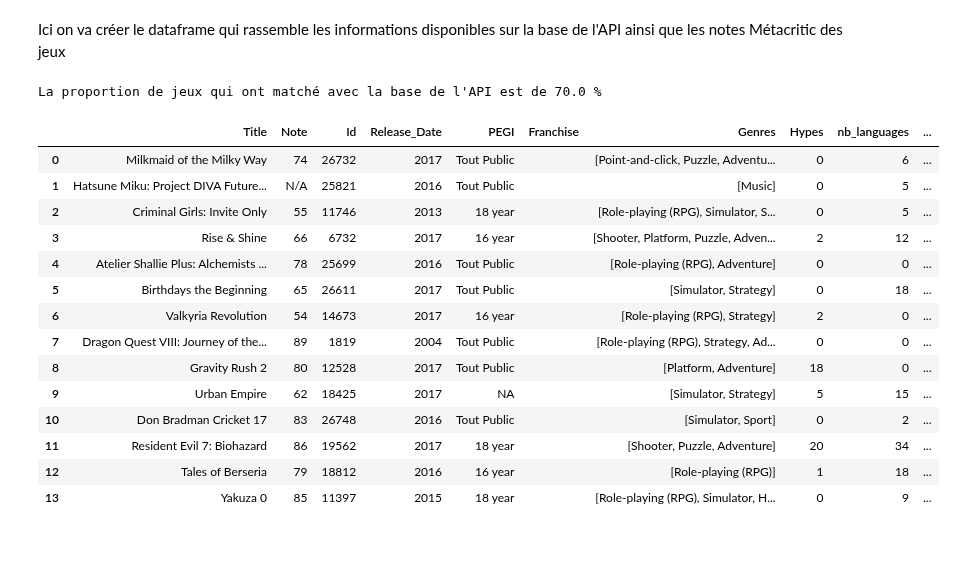
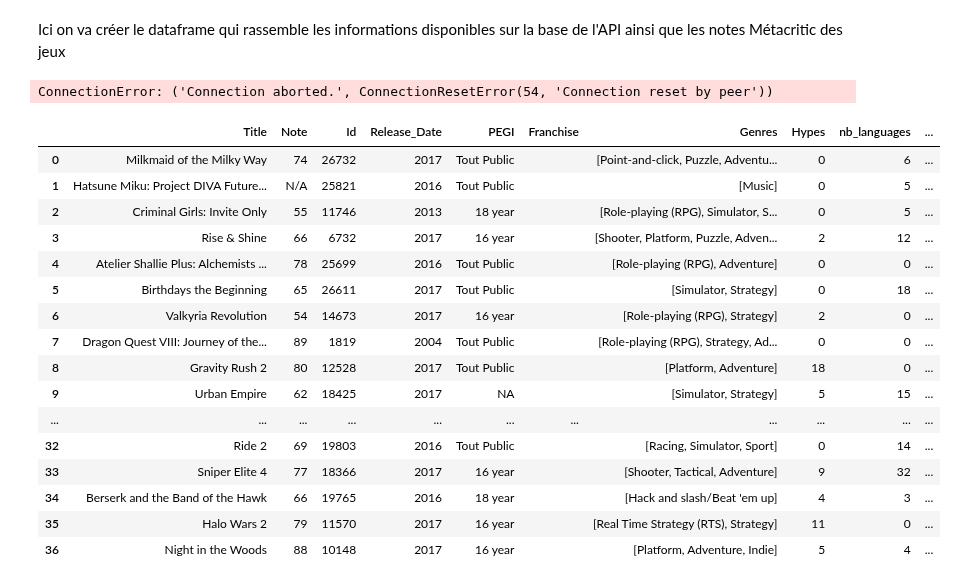
Before and after one commit to PyTomSss/PythonProjects, a Jupyter notebook: Project_Notebook.ipynb, the cells around one changed output. Saved outputs shown, nothing was run; the diff lists cells and outputs as text; code cells hidden in the pictures; blank space fills up the shorter version.

```diff
--- a/Project_Notebook.ipynb
+++ b/Project_Notebook.ipynb
@@ -345,6 +345,19 @@ def fetch_collection(id) :
     collections = collection_message.collections
 
     return(collections[0].name)
+
+
+#Requête Game_engine
+def fetch_game_engines(id) :
+    byte_array = wrapper.api_request(
+                'game_engines.pb',
+                f'fields *; where id = {id};'
+              )
+    game_engines_message = CollectionResult()
+    game_engines_message.ParseFromString(byte_array)# Fills the protobuf message object with the response
+    gameengines = game_engines_message.gameengines
+
+    return(gameengines[0].name)
 # %% [markdown]
 Ici, la fonction permet de centraliser toutes les requêtes à l'API et crée une liste de chaque caractéristique par jeu
 # %%
@@ -360,7 +373,7 @@ def game_API_Info(game_slug) :
         byte_array = wrapper.api_request(
                 'games.pb',
                 'fields first_release_date, franchise, genres, hypes, language_supports, platforms, themes, age_ratings, collection, artworks, \
-                involved_companies, multiplayer_modes, player_perspectives, similar_games, summary, storyline \
+                involved_companies, multiplayer_modes, player_perspectives, similar_games, summary, storyline, game_engines \
                 ; where slug = "'+ game_slug +'";'
               )
     except:
@@ -444,10 +457,16 @@ def game_API_Info(game_slug) :
     else :
         collec = 'Yes'
 
+    #Requête Game_Engine
+    if games[0].game_engines == [] :
+        game_engines = 'NA'
+    else :
+        game_engines = fetch_game_engines(games[0].game_engines[0].id)
+
     return([games[0].id, year, age_rating_pegi, games[0].franchise, genres_names_list, games[0].hypes, len(games[0].language_supports), \
             len(games[0].platforms), themes_names_list, collec, nb_pixels, \
             publisher, developer, multi, player_perspectives, \
-            similar_games, games[0].summary, games[0].storyline])
+            similar_games, game_engines, games[0].summary, games[0].storyline])
 # %% [markdown]
 Ici on va créer le dataframe qui rassemble les informations disponibles sur la base de l'API ainsi que les notes Métacritic des jeux
 # %%
@@ -463,33 +482,38 @@ def creation_dataframe(list) :
         vect_info_jeu = game_API_Info(slug)
         #Ici on vient filtrer les jeux qui ne sont pas répertoriés dans la base de données (vecteur d'informations = 'NA')
 
-        if len([titre] + [metascore] + vect_info_jeu) == 20 :
+        if len([titre] + [metascore] + vect_info_jeu) == 21 :
             np_df.append([titre] + [metascore] + game_API_Info(slug))
         elif vect_info_jeu == ['NA'] :
             k += 1
 
     np_DF = pd.DataFrame(np.array(np_df), columns = ['Title', 'Note', 'Id', 'Release_Date', 'PEGI', 'Franchise', 'Genres', 'Hypes', 'nb_languages', \
                                                     'nb_platforms', 'Themes', 'Collection', 'Graphismes', 'Publisher','Developer', 'Multiplayer', \
-                                                    'Perspective', 'Similar Games', 'Summary', 'Storyline'])
+                                                    'Perspective', 'Similar Games', 'Game Engine', 'Summary', 'Storyline'])
 
     print(f"La proportion de jeux qui ont matché avec la base de l'API est de {int(1000*(len(list) - k)/len(list))/10} %")
     return(np_DF)
-# %%
-creation_dataframe(Liste_VG[:20])
-# %% [output]
-La proportion de jeux qui ont matché avec la base de l'API est de 70.0 %
-|  | Title | Note | Id | Release_Date | PEGI | Franchise | Genres | Hypes | nb_languages | ... |
-| 0 | Milkmaid of the Milky Way | 74 | 26732 | 2017 | Tout Public |  | [Point-and-click, Puzzle, Adventu... | 0 | 6 | ... |
-| 1 | Hatsune Miku: Project DIVA Future... | N/A | 25821 | 2016 | Tout Public |  | [Music] | 0 | 5 | ... |
-| 2 | Criminal Girls: Invite Only | 55 | 11746 | 2013 | 18 year |  | [Role-playing (RPG), Simulator, S... | 0 | 5 | ... |
-| 3 | Rise & Shine | 66 | 6732 | 2017 | 16 year |  | [Shooter, Platform, Puzzle, Adven... | 2 | 12 | ... |
-| 4 | Atelier Shallie Plus: Alchemists ... | 78 | 25699 | 2016 | Tout Public |  | [Role-playing (RPG), Adventure] | 0 | 0 | ... |
-| 5 | Birthdays the Beginning | 65 | 26611 | 2017 | Tout Public |  | [Simulator, Strategy] | 0 | 18 | ... |
-| 6 | Valkyria Revolution | 54 | 14673 | 2017 | 16 year |  | [Role-playing (RPG), Strategy] | 2 | 0 | ... |
-| 7 | Dragon Quest VIII: Journey of the... | 89 | 1819 | 2004 | Tout Public |  | [Role-playing (RPG), Strategy, Ad... | 0 | 0 | ... |
-| 8 | Gravity Rush 2 | 80 | 12528 | 2017 | Tout Public |  | [Platform, Adventure] | 18 | 0 | ... |
-| 9 | Urban Empire | 62 | 18425 | 2017 | NA |  | [Simulator, Strategy] | 5 | 15 | ... |
-| 10 | Don Bradman Cricket 17 | 83 | 26748 | 2016 | Tout Public |  | [Simulator, Sport] | 0 | 2 | ... |
-| 11 | Resident Evil 7: Biohazard | 86 | 19562 | 2017 | 18 year |  | [Shooter, Puzzle, Adventure] | 20 | 34 | ... |
-| 12 | Tales of Berseria | 79 | 18812 | 2016 | 16 year |  | [Role-playing (RPG)] | 1 | 18 | ... |
-| 13 | Yakuza 0 | 85 | 11397 | 2015 | 18 year |  | [Role-playing (RPG), Simulator, H... | 0 | 9 | ... |
+# %%
+DF_VG = creation_dataframe(Liste_VG[:100])
+# %% [output]
+ConnectionError: ('Connection aborted.', ConnectionResetError(54, 'Connection reset by peer'))
+# %%
+DF_VG
+# %% [output]
+|  | Title | Note | Id | Release_Date | PEGI | Franchise | Genres | Hypes | nb_languages | ... |
+| 0 | Milkmaid of the Milky Way | 74 | 26732 | 2017 | Tout Public |  | [Point-and-click, Puzzle, Adventu... | 0 | 6 | ... |
+| 1 | Hatsune Miku: Project DIVA Future... | N/A | 25821 | 2016 | Tout Public |  | [Music] | 0 | 5 | ... |
+| 2 | Criminal Girls: Invite Only | 55 | 11746 | 2013 | 18 year |  | [Role-playing (RPG), Simulator, S... | 0 | 5 | ... |
+| 3 | Rise & Shine | 66 | 6732 | 2017 | 16 year |  | [Shooter, Platform, Puzzle, Adven... | 2 | 12 | ... |
+| 4 | Atelier Shallie Plus: Alchemists ... | 78 | 25699 | 2016 | Tout Public |  | [Role-playing (RPG), Adventure] | 0 | 0 | ... |
+| 5 | Birthdays the Beginning | 65 | 26611 | 2017 | Tout Public |  | [Simulator, Strategy] | 0 | 18 | ... |
+| 6 | Valkyria Revolution | 54 | 14673 | 2017 | 16 year |  | [Role-playing (RPG), Strategy] | 2 | 0 | ... |
+| 7 | Dragon Quest VIII: Journey of the... | 89 | 1819 | 2004 | Tout Public |  | [Role-playing (RPG), Strategy, Ad... | 0 | 0 | ... |
+| 8 | Gravity Rush 2 | 80 | 12528 | 2017 | Tout Public |  | [Platform, Adventure] | 18 | 0 | ... |
+| 9 | Urban Empire | 62 | 18425 | 2017 | NA |  | [Simulator, Strategy] | 5 | 15 | ... |
+| ... | ... | ... | ... | ... | ... | ... | ... | ... | ... | ... |
+| 32 | Ride 2 | 69 | 19803 | 2016 | Tout Public |  | [Racing, Simulator, Sport] | 0 | 14 | ... |
+| 33 | Sniper Elite 4 | 77 | 18366 | 2017 | 16 year |  | [Shooter, Tactical, Adventure] | 9 | 32 | ... |
+| 34 | Berserk and the Band of the Hawk | 66 | 19765 | 2016 | 18 year |  | [Hack and slash/Beat 'em up] | 4 | 3 | ... |
+| 35 | Halo Wars 2 | 79 | 11570 | 2017 | 16 year |  | [Real Time Strategy (RTS), Strategy] | 11 | 0 | ... |
+| 36 | Night in the Woods | 88 | 10148 | 2017 | 16 year |  | [Platform, Adventure, Indie] | 5 | 4 | ... |
```
